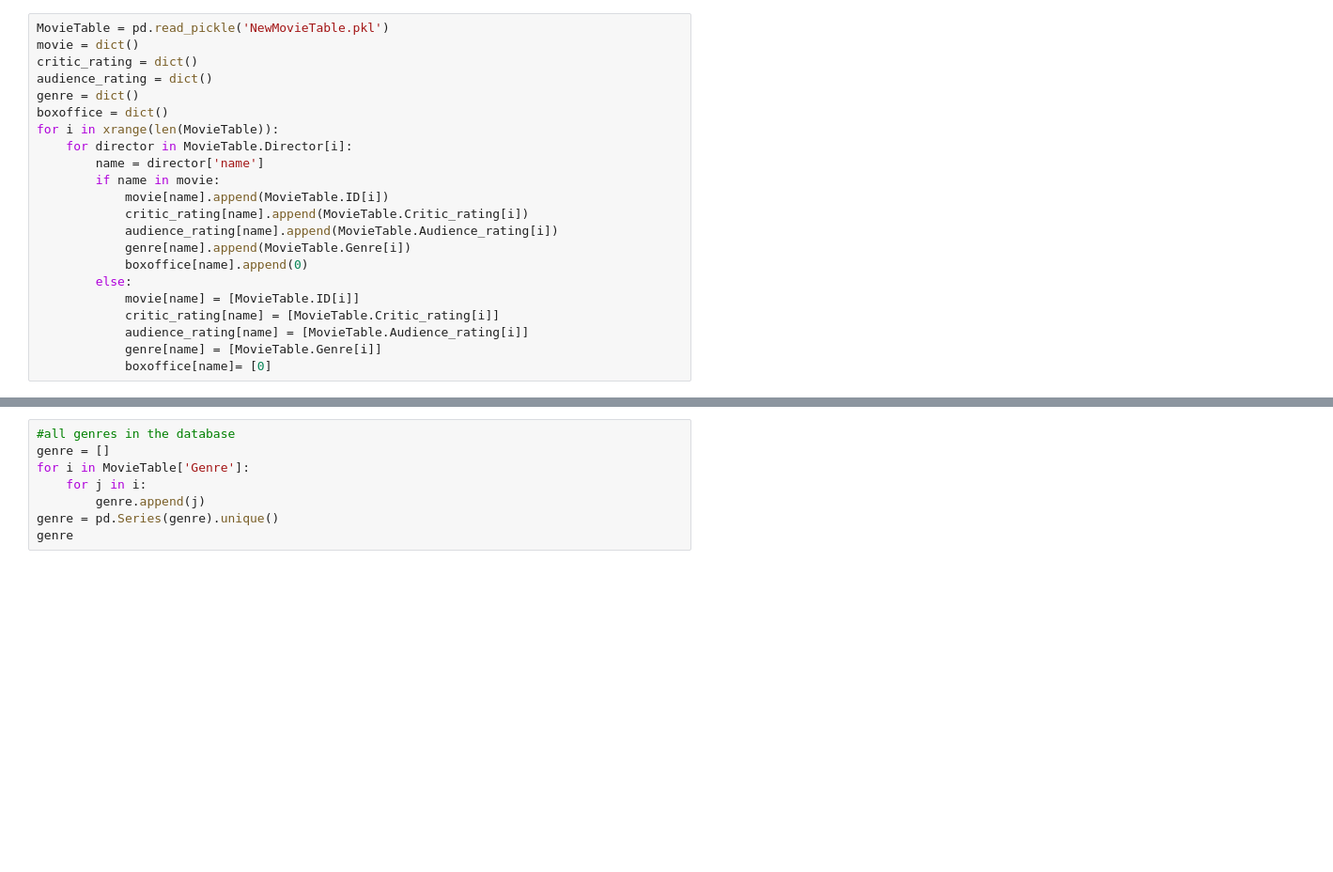
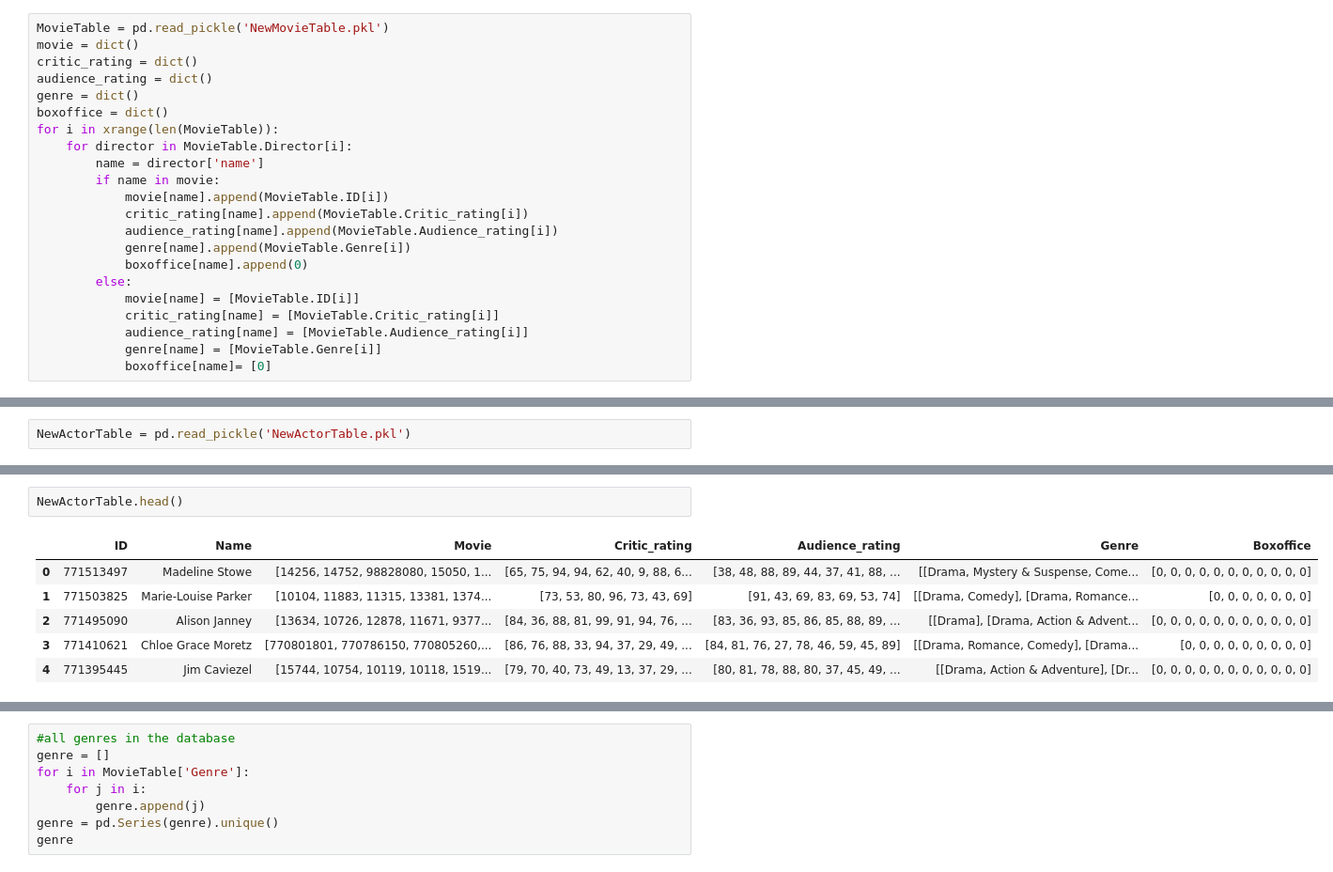
Before and after one commit to lantian2012/DataScience, a Jupyter notebook: Progress.ipynb, the cells around one changed output, grey strips where cells are left out. Shown at 94% size. Cells and saved outputs as stored; diff of their text form; blank space fills up the shorter version.

```diff
--- a/Progress.ipynb
+++ b/Progress.ipynb
@@ -885,0 +930,2 @@ DirectorTable
+# %%
+NewActorTable = pd.read_pickle('NewActorTable.pkl')
@@ -903,0 +949,9 @@ count
+# %%
+NewActorTable.head()
+# %% [output]
+|  | ID | Name | Movie | Critic_rating | Audience_rating | Genre | Boxoffice |
+| 0 | 771513497 | Madeline Stowe | [14256, 14752, 98828080, 15050, 1... | [65, 75, 94, 94, 62, 40, 9, 88, 6... | [38, 48, 88, 89, 44, 37, 41, 88, ... | [[Drama, Mystery & Suspense, Come... | [0, 0, 0, 0, 0, 0, 0, 0, 0, 0, 0] |
+| 1 | 771503825 | Marie-Louise Parker | [10104, 11883, 11315, 13381, 1374... | [73, 53, 80, 96, 73, 43, 69] | [91, 43, 69, 83, 69, 53, 74] | [[Drama, Comedy], [Drama, Romance... | [0, 0, 0, 0, 0, 0, 0] |
+| 2 | 771495090 | Alison Janney | [13634, 10726, 12878, 11671, 9377... | [84, 36, 88, 81, 99, 91, 94, 76, ... | [83, 36, 93, 85, 86, 85, 88, 89, ... | [[Drama], [Drama, Action & Advent... | [0, 0, 0, 0, 0, 0, 0, 0, 0, 0, 0] |
+| 3 | 771410621 | Chloe Grace Moretz | [770801801, 770786150, 770805260,... | [86, 76, 88, 33, 94, 37, 29, 49, ... | [84, 81, 76, 27, 78, 46, 59, 45, 89] | [[Drama, Romance, Comedy], [Drama... | [0, 0, 0, 0, 0, 0, 0, 0, 0] |
+| 4 | 771395445 | Jim Caviezel | [15744, 10754, 10119, 10118, 1519... | [79, 70, 40, 73, 49, 13, 37, 29, ... | [80, 81, 78, 88, 80, 37, 45, 49, ... | [[Drama, Action & Adventure], [Dr... | [0, 0, 0, 0, 0, 0, 0, 0, 0, 0, 0] |
```
Also changed, not shown: parts of 24 cells of this notebook, 3 other files.
